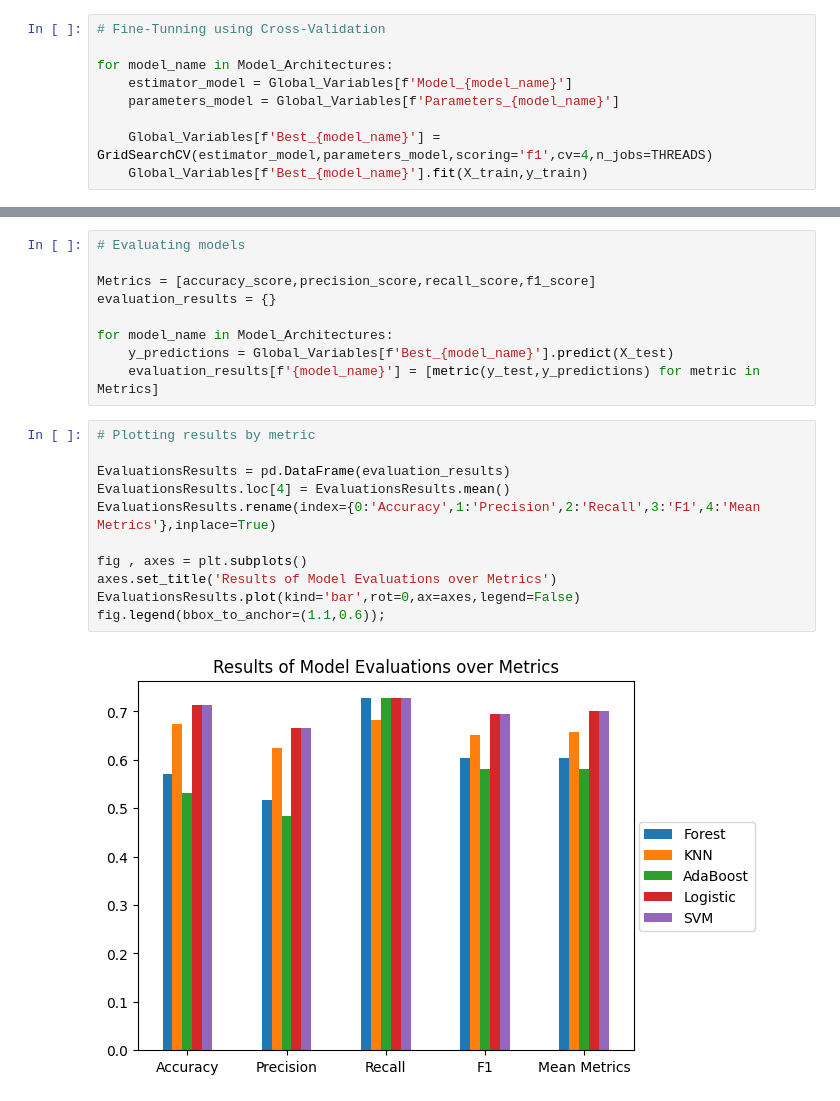
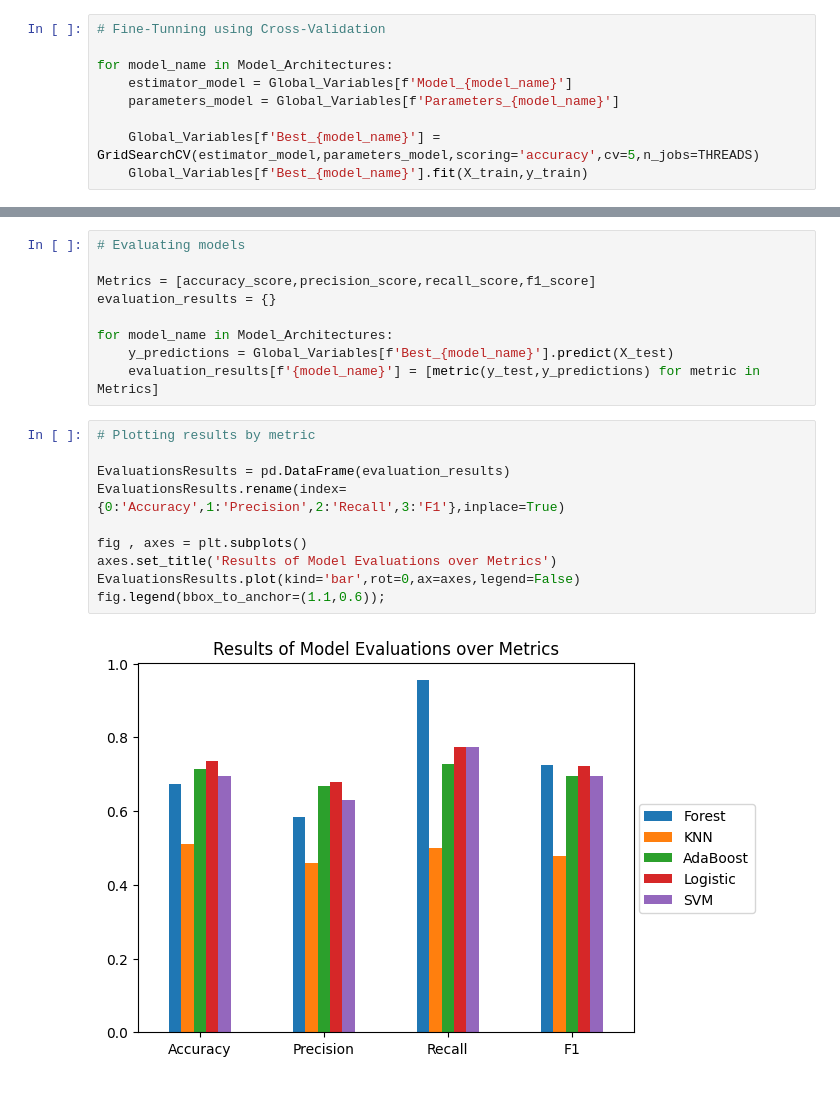
Before and after one commit to alexisuaguilaru/Plant_Growth_Model, a Jupyter notebook: Model/MachineLearningModel.ipynb, the cells around one changed output, grey strips where cells are left out. Saved outputs shown, nothing was run; the diff lists cells and outputs as text.

Commit message:
MOD at sections of model architectures into ML Models

```diff
--- a/Model/MachineLearningModel.ipynb
+++ b/Model/MachineLearningModel.ipynb
@@ -336,7 +338,7 @@ for model_name in Model_Architectures:
     estimator_model = Global_Variables[f'Model_{model_name}']
     parameters_model = Global_Variables[f'Parameters_{model_name}']
 
-    Global_Variables[f'Best_{model_name}'] = GridSearchCV(estimator_model,parameters_model,scoring='f1',cv=4,n_jobs=THREADS)
+    Global_Variables[f'Best_{model_name}'] = GridSearchCV(estimator_model,parameters_model,scoring='accuracy',cv=5,n_jobs=THREADS)
     Global_Variables[f'Best_{model_name}'].fit(X_train,y_train)
 # %%
 # Printing of best parameters for each model
@@ -373,13 +375,12 @@ for model_name in Model_Architectures:
 # %%
 # Plotting results by metric
 
 EvaluationsResults = pd.DataFrame(evaluation_results)
-EvaluationsResults.loc[4] = EvaluationsResults.mean()
-EvaluationsResults.rename(index={0:'Accuracy',1:'Precision',2:'Recall',3:'F1',4:'Mean Metrics'},inplace=True)
+EvaluationsResults.rename(index={0:'Accuracy',1:'Precision',2:'Recall',3:'F1'},inplace=True)
 
 fig , axes = plt.subplots()
 axes.set_title('Results of Model Evaluations over Metrics')
 EvaluationsResults.plot(kind='bar',rot=0,ax=axes,legend=False)
 fig.legend(bbox_to_anchor=(1.1,0.6));
 # %% [output]
-[figure, old version]
+[figure, new version]
```
Also changed, not shown: parts of 15 cells of this notebook.
